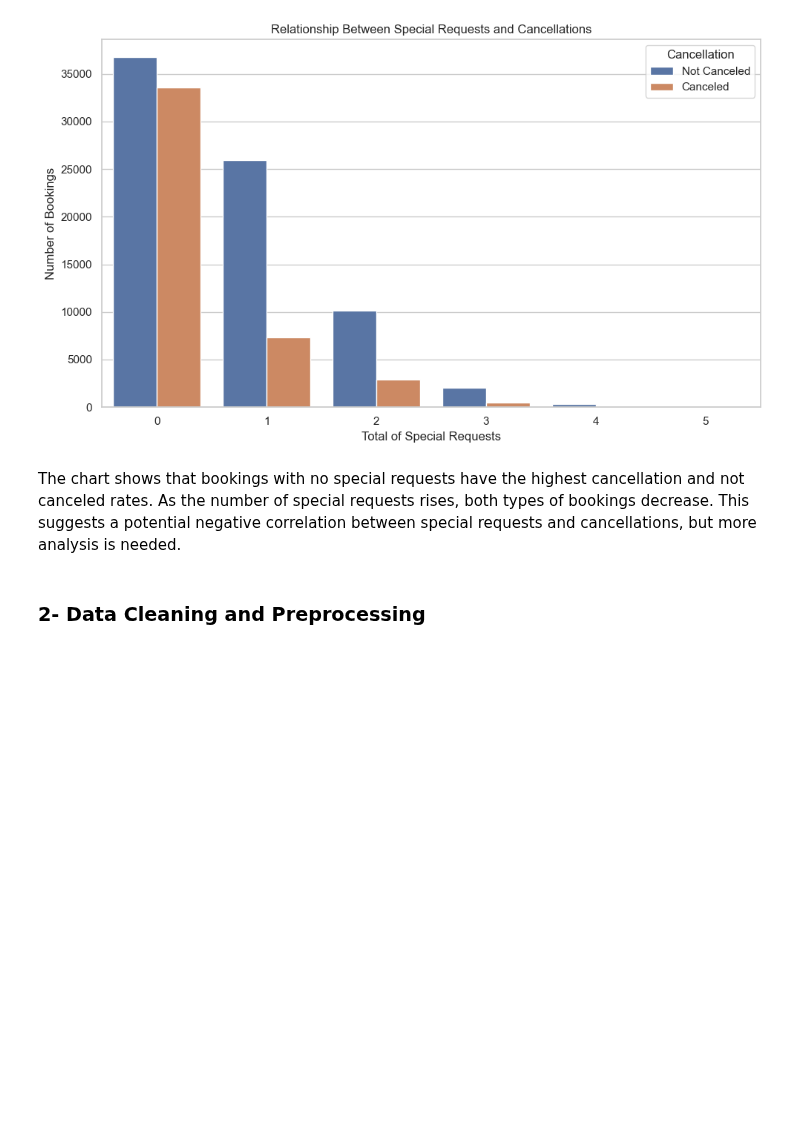
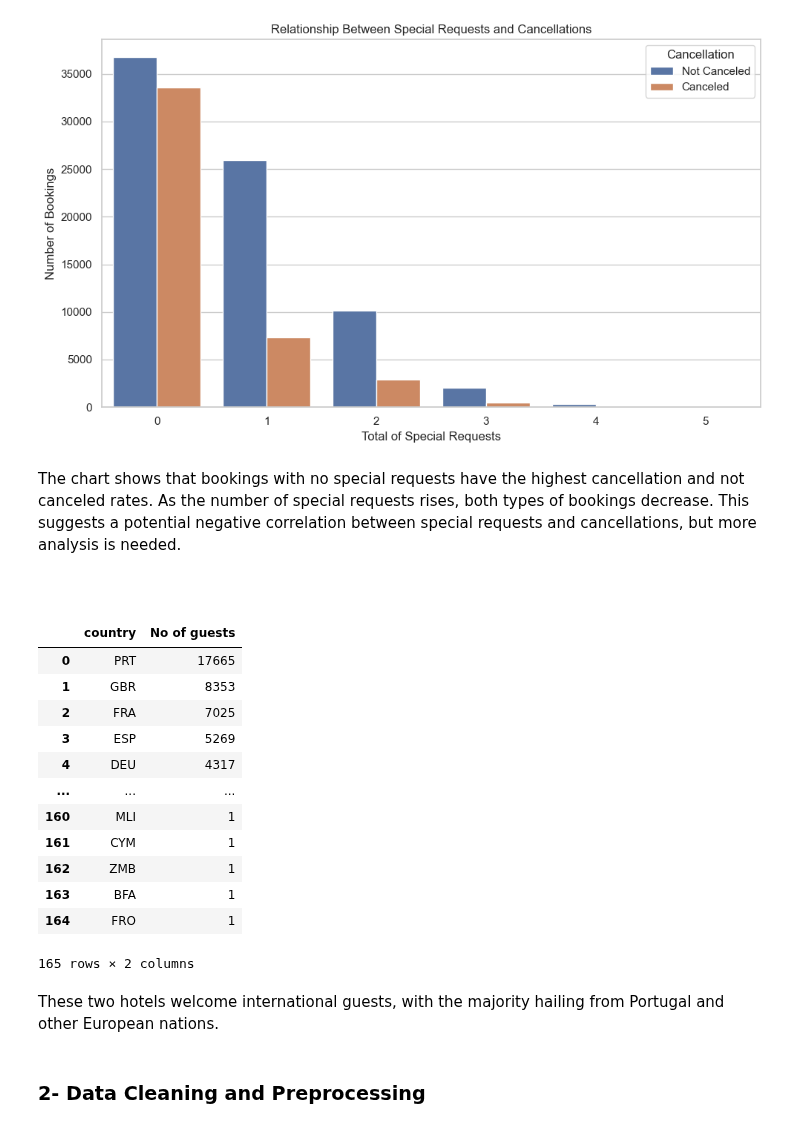
Before and after one commit to cmps460s24/mp-t9-amar-mohamed-osama-salman, a Jupyter notebook: project_new/project.ipynb, the cells around one changed output. Cells and saved outputs as stored; diff of their text form; code cells hidden in the pictures; blank space fills up the shorter version.

```diff
--- a/project_new/project.ipynb
+++ b/project_new/project.ipynb
@@ -149,3 +154,23 @@ plt.show()
 [figure]
 # %% [markdown]
 The chart shows that bookings with no special requests have the highest cancellation and not canceled rates. As the number of special requests rises, both types of bookings decrease. This suggests a potential negative correlation between special requests and cancellations, but more analysis is needed.
+# %% [markdown]
+###
+# %%
+country_wise_guests = df[df['is_canceled'] == 0]['country'].value_counts().reset_index()
+country_wise_guests.columns = ['country', 'No of guests']
+country_wise_guests
+# %% [output]
+|  | country | No of guests |
+| 0 | PRT | 17665 |
+| 1 | GBR | 8353 |
+| 2 | FRA | 7025 |
+| 3 | ESP | 5269 |
+| 4 | DEU | 4317 |
+| ... | ... | ... |
+| 160 | MLI | 1 |
+| 161 | CYM | 1 |
+| 162 | ZMB | 1 |
+| 163 | BFA | 1 |
+| 164 | FRO | 1 |
+165 rows × 2 columns
@@ -152,3 +182,5 @@ The chart shows that bookings with no special requests have the highest cancella
+# %% [markdown]
+These two hotels welcome international guests, with the majority hailing from Portugal and other European nations.
 # %% [markdown]
 ### 2- Data Cleaning and Preprocessing
 # %%
```
Also changed, not shown: parts of 6 cells of this notebook.
